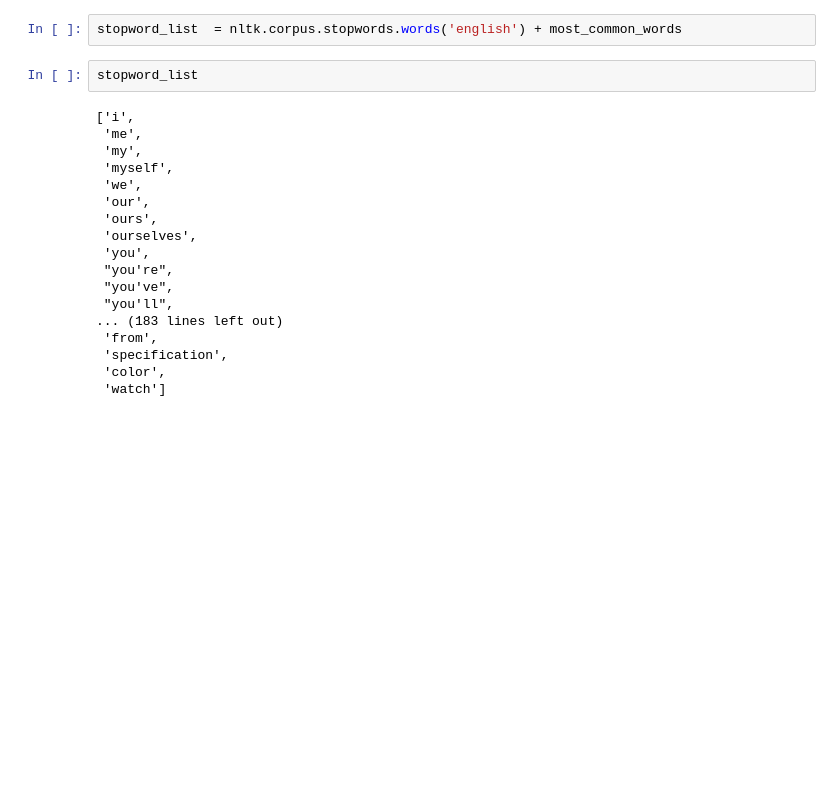
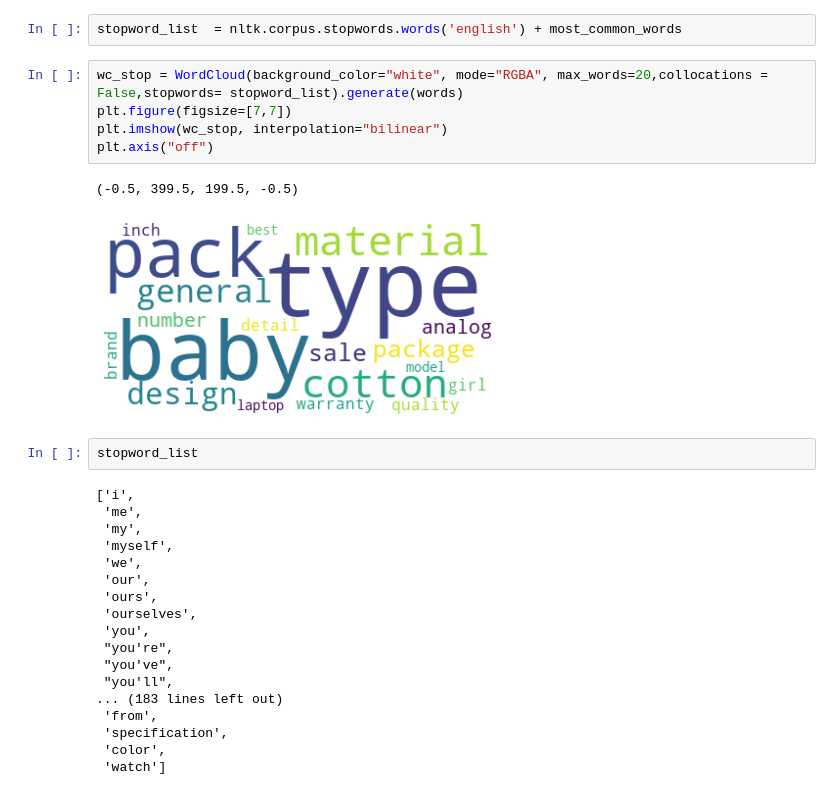
Before and after one commit to JeongJeong-code/P6_market_place, a Jupyter notebook: text_image_classification.ipynb, the cells around one changed output. Cells and saved outputs as stored; diff of their text form; blank space fills up the shorter version.

```diff
--- a/text_image_classification.ipynb
+++ b/text_image_classification.ipynb
@@ -135,5 +162,13 @@ most_common_words= [word for word, word_count in count_all_words.most_common(20)
 # %%
 stopword_list  = nltk.corpus.stopwords.words('english') + most_common_words
+# %%
+wc_stop = WordCloud(background_color="white", mode="RGBA", max_words=20,collocations = False,stopwords= stopword_list).generate(words)
+plt.figure(figsize=[7,7])
+plt.imshow(wc_stop, interpolation="bilinear")
+plt.axis("off")
+# %% [output]
+(-0.5, 399.5, 199.5, -0.5)
+[figure, added]
 # %%
 stopword_list
 # %% [output]
```
Also changed, not shown: parts of 13 cells of this notebook.
